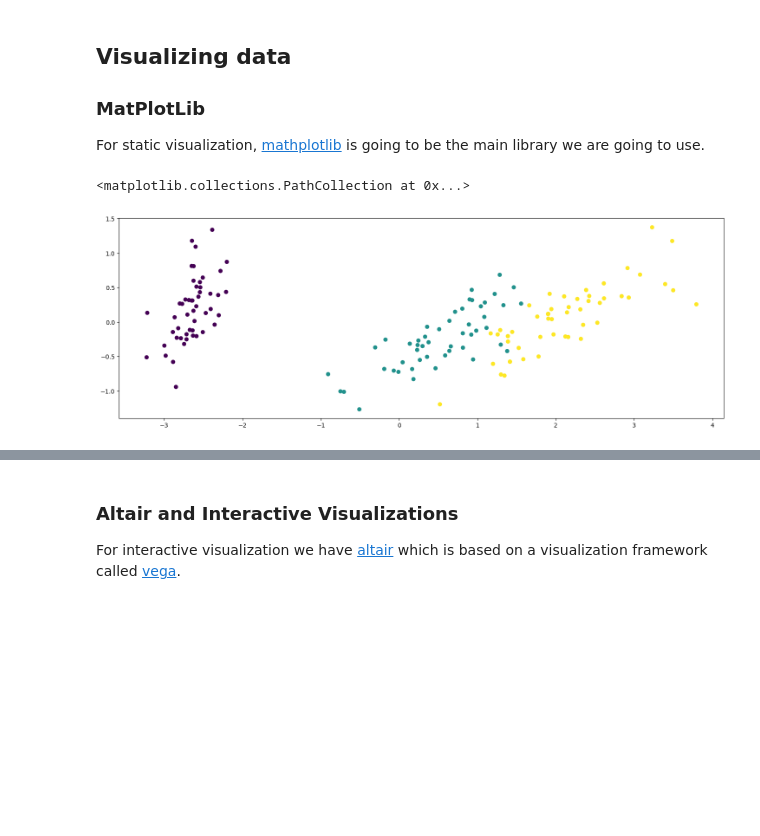
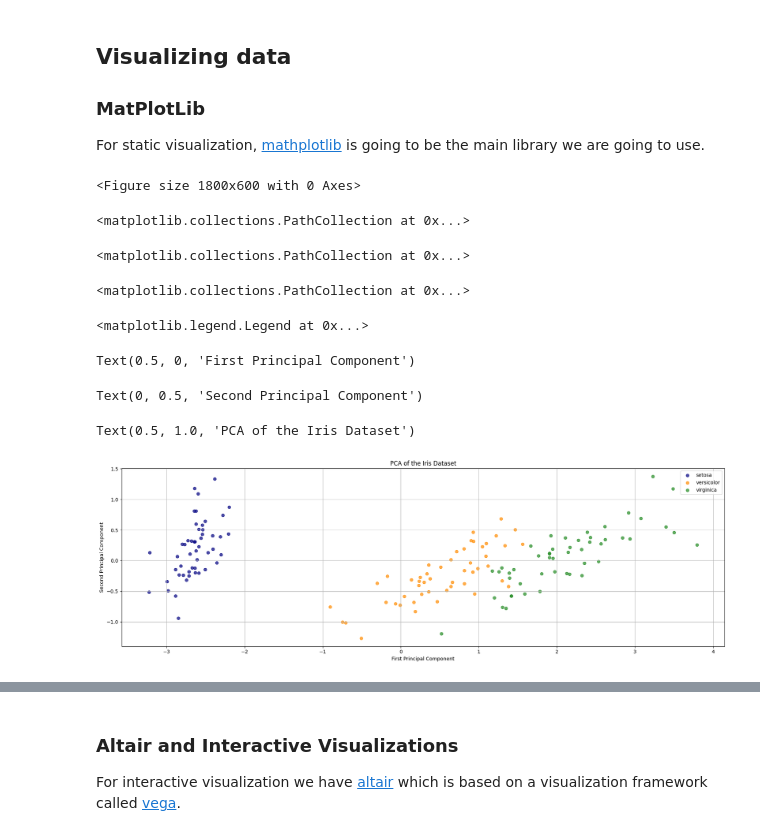
Before and after one commit to kaygun/MYZ309E, a Jupyter notebook: lectures/Lecture_02.ipynb, the cells around one changed output, grey strips where cells are left out. Cells and saved outputs as stored; diff of their text form; code cells hidden in the pictures; blank space fills up the shorter version.

```diff
--- a/lectures/Lecture_02.ipynb
+++ b/lectures/Lecture_02.ipynb
@@ -444,0 +834,13 @@ projected_data
+# %%
+# Load the iris dataset
+iris = datasets.load_iris()
+X = iris.data        # shape (150, 4)
+y = iris.target      # class labels: 0, 1, 2
+target_names = iris.target_names
+
+# Fit PCA to reduce from 4D to 2D
+pca = PCA(n_components=2)
+X_pca = pca.fit_transform(X)  # shape (150, 2)
+
+# Print explained variance ratio
+print("Explained variance ratio:", pca.explained_variance_ratio_)
@@ -448,12 +860,32 @@ projected_data
 ### MatPlotLib
 
 For static visualization, [mathplotlib](https://matplotlib.org/) is going to be the main library we are going to use.
-# %%
-plt.figure(figsize=(18,6))
-plt.scatter(projected_data['X'],projected_data['Y'],c=iris['target'])
-# %% [output]
-<matplotlib.collections.PathCollection at 0x...>
-[figure, removed]
+# %%
+# Scatter plot of the PCA projection
+
+plt.figure(figsize=(18,6))
+colors = ['navy', 'darkorange', 'forestgreen']
+
+for color, i, target_name in zip(colors, [0, 1, 2], target_names):
+    plt.scatter(X_pca[y == i, 0], X_pca[y == i, 1], alpha=0.7, color=color, label=target_name)
+
+plt.legend()
+plt.xlabel('First Principal Component')
+plt.ylabel('Second Principal Component')
+plt.title('PCA of the Iris Dataset')
+plt.grid(True)
+plt.tight_layout()
+plt.show()
+# %% [output]
+<Figure size 1800x600 with 0 Axes>
+<matplotlib.collections.PathCollection at 0x...>
+<matplotlib.collections.PathCollection at 0x...>
+<matplotlib.collections.PathCollection at 0x...>
+<matplotlib.legend.Legend at 0x...>
+Text(0.5, 0, 'First Principal Component')
+Text(0, 0.5, 'Second Principal Component')
+Text(0.5, 1.0, 'PCA of the Iris Dataset')
+[figure, added]
 # %%
 projection = LDA(n_components=2)
 projection.fit(iris['data'], y=iris['target'])
```
Also changed, not shown: parts of 83 cells of this notebook.
